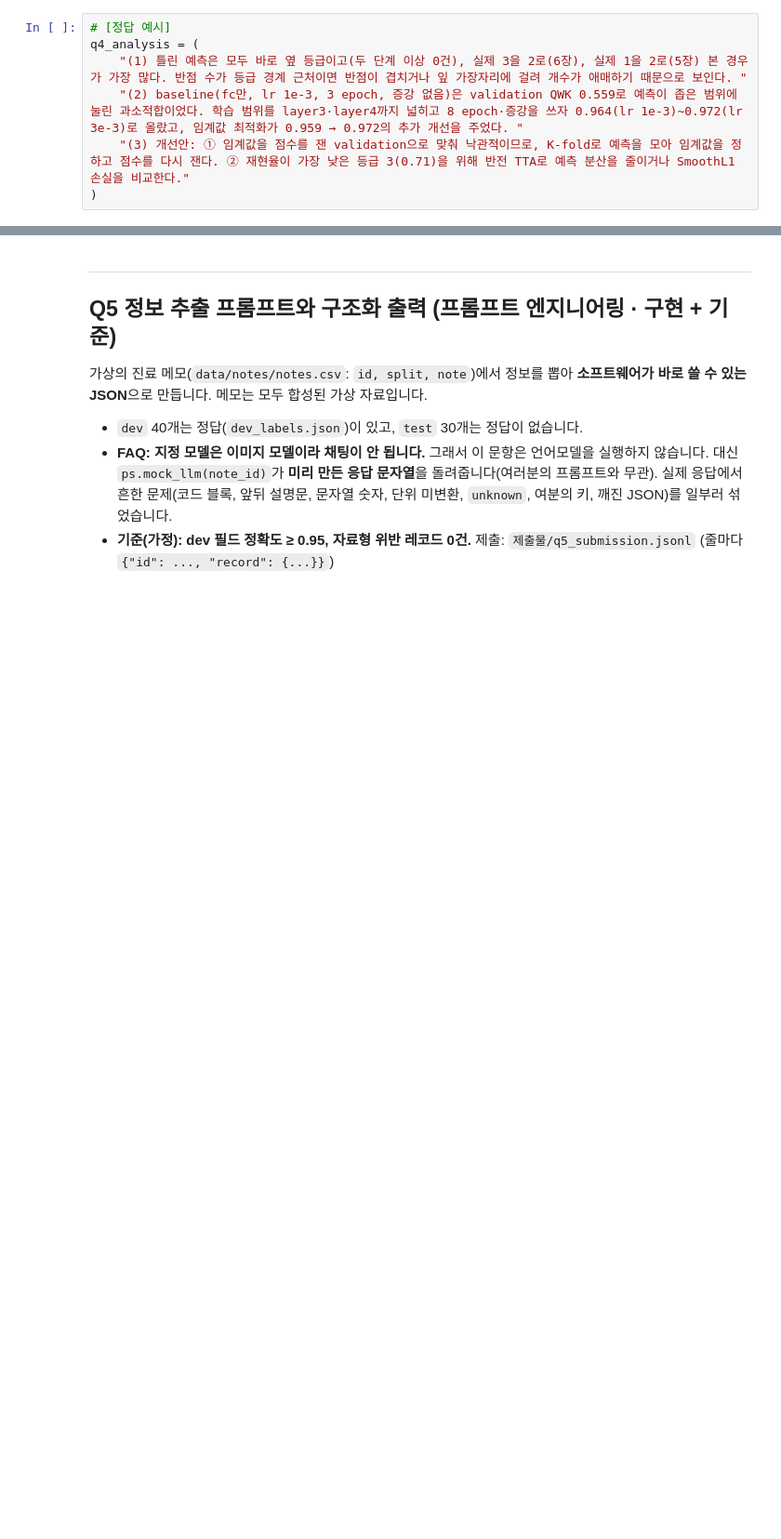
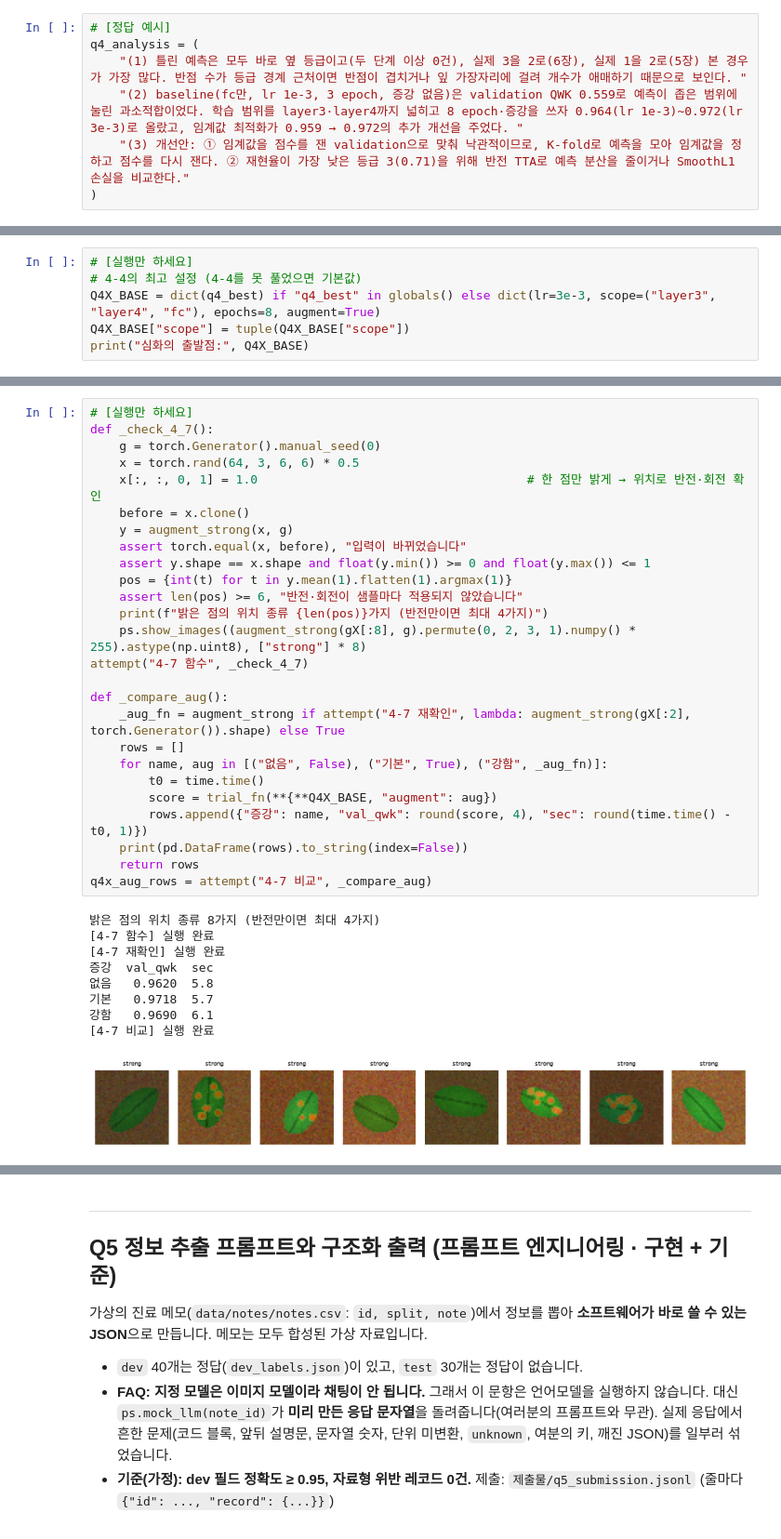
Before and after one commit to jongha-rdy34/AI_lv3_Kaggle-_-, a Jupyter notebook: [claude]AI 역량평가_lv3 예상 문제(공지·FAQ 반영 절충)_v2/정답_채점용/정답_해설.ipynb, the cells around one changed output, grey strips where cells are left out. Shown at 93% size. Cells and saved outputs as stored; diff of their text form; blank space fills up the shorter version.

```diff
--- a/[claude]AI 역량평가_lv3 예상 문제(공지·FAQ 반영 절충)_v2/정답_채점용/정답_해설.ipynb
+++ b/[claude]AI 역량평가_lv3 예상 문제(공지·FAQ 반영 절충)_v2/정답_채점용/정답_해설.ipynb
@@ -971,0 +987,6 @@ q4_analysis = (
+# %%
+# [실행만 하세요]
+# 4-4의 최고 설정 (4-4를 못 풀었으면 기본값)
+Q4X_BASE = dict(q4_best) if "q4_best" in globals() else dict(lr=3e-3, scope=("layer3", "layer4", "fc"), epochs=8, augment=True)
+Q4X_BASE["scope"] = tuple(Q4X_BASE["scope"])
+print("심화의 출발점:", Q4X_BASE)
@@ -971,0 +1026,36 @@ q4_analysis = (
+# %%
+# [실행만 하세요]
+def _check_4_7():
+    g = torch.Generator().manual_seed(0)
+    x = torch.rand(64, 3, 6, 6) * 0.5
+    x[:, :, 0, 1] = 1.0                                     # 한 점만 밝게 → 위치로 반전·회전 확인
+    before = x.clone()
+    y = augment_strong(x, g)
+    assert torch.equal(x, before), "입력이 바뀌었습니다"
+    assert y.shape == x.shape and float(y.min()) >= 0 and float(y.max()) <= 1
+    pos = {int(t) for t in y.mean(1).flatten(1).argmax(1)}
+    assert len(pos) >= 6, "반전·회전이 샘플마다 적용되지 않았습니다"
+    print(f"밝은 점의 위치 종류 {len(pos)}가지 (반전만이면 최대 4가지)")
+    ps.show_images((augment_strong(gX[:8], g).permute(0, 2, 3, 1).numpy() * 255).astype(np.uint8), ["strong"] * 8)
+attempt("4-7 함수", _check_4_7)
+
+def _compare_aug():
+    _aug_fn = augment_strong if attempt("4-7 재확인", lambda: augment_strong(gX[:2], torch.Generator()).shape) else True
+    rows = []
+    for name, aug in [("없음", False), ("기본", True), ("강함", _aug_fn)]:
+        t0 = time.time()
+        score = trial_fn(**{**Q4X_BASE, "augment": aug})
+        rows.append({"증강": name, "val_qwk": round(score, 4), "sec": round(time.time() - t0, 1)})
+    print(pd.DataFrame(rows).to_string(index=False))
+    return rows
+q4x_aug_rows = attempt("4-7 비교", _compare_aug)
+# %% [output]
+밝은 점의 위치 종류 8가지 (반전만이면 최대 4가지)
+[4-7 함수] 실행 완료
+[4-7 재확인] 실행 완료
+증강  val_qwk  sec
+없음   0.9620  5.8
+기본   0.9718  5.7
+강함   0.9690  6.1
+[4-7 비교] 실행 완료
+[figure, added]
```
Also changed, not shown: parts of 24 cells of this notebook, 15 other files.
